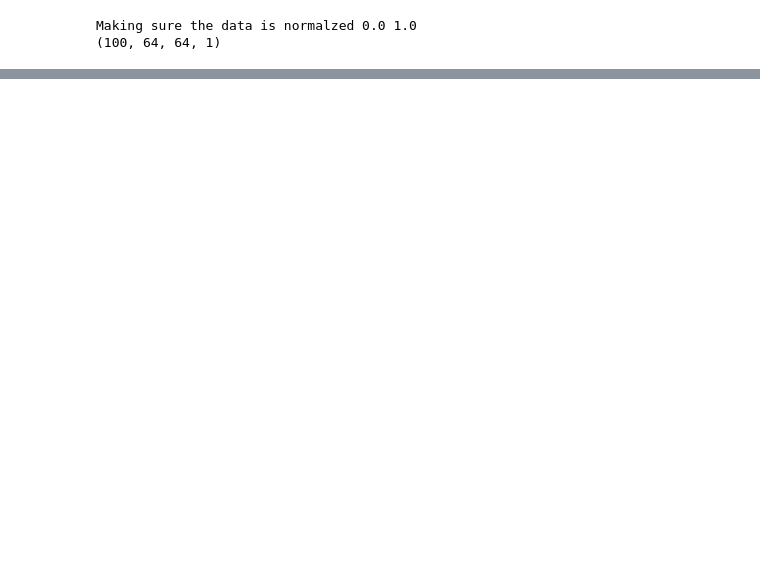
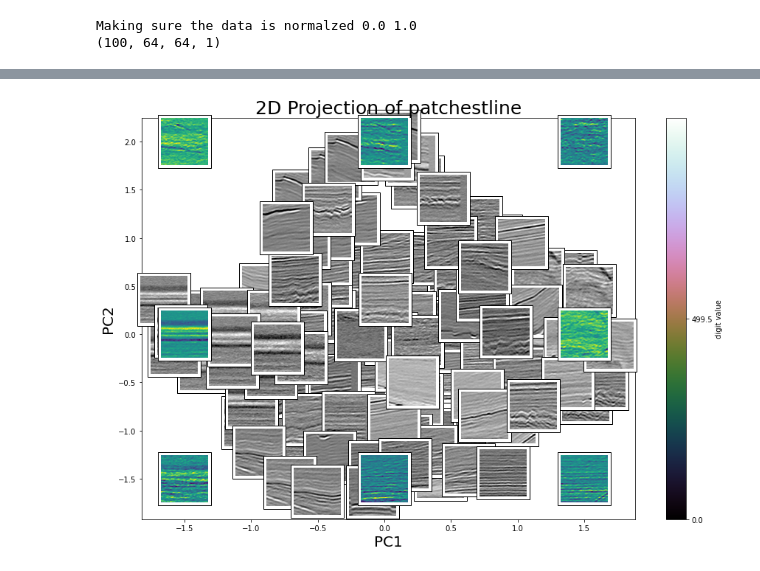
Before and after one commit to andykamp/quantify_seismic_similarity, a Jupyter notebook: notebooks/visualizing-seismic-using-a-variational-autoencoder.ipynb, the cells around one changed output, grey strips where cells are left out. Saved outputs shown, nothing was run; the diff lists cells and outputs as text; code cells hidden in the pictures; blank space fills up the shorter version.

```diff
--- a/notebooks/visualizing-seismic-using-a-variational-autoencoder.ipynb
+++ b/notebooks/visualizing-seismic-using-a-variational-autoencoder.ipynb
@@ -524,0 +556,89 @@ NameError: name 'xx' is not defined
+# %%
+### PLOT ENCODING OF ORGINAL IMAGES ALONG WITH RECONSTRUCTION
+# Here we hope for more meaningful variance
+from sklearn.decomposition import PCA
+shape = X_train.shape
+print( "X_train shape: ", shape)
+
+X_recon =encoder.predict(X_train)
+print( "X_recon shape: ",X_recon.shape)
+
+filename = output_folder + "/pca_embedded.npy"
+pca_model_filename = output_folder + "/pca_model.npy"
+
+if not os.path.exists(filename):
+    print("did not find data.. creating new...")
+
+    X_reshape = X_recon.reshape((shape[0], -1))
+    print(X_reshape.shape)
+    n_components = 2
+    pca_model=PCA(n_components)
+    pca = pca_model.fit_transform(X_reshape)
+    print(np.sum(pca_model.explained_variance_ratio_))
+    # store the data
+    np.save(filename, pca)
+    print('Dumping pca model to: %s' % (pca_model_filename))
+    joblib.dump(pca_model, pca_model_filename)
+else:
+    print("found data. loading it to memory")
+    pca = np.load(filename)
+    pca_model = joblib.load(pca_model_filename)
+
+
+print("Done trainig pca ")
+
+# Perform pca  and plot scatterplot of it
+labelss = patched_labels[direction][:shape[0]]
+num_labelss = int(np.max(labelss))
+print("num_labelsss", num_labelss, labelss[-1])
+filename = output_folder + "/pca.png"
+scatter(pca, labelss, num_labelss, dir, show_labels=False, output=filename)
+
+
+# Plot acutal images on scatterplot
+print("Plottting: ", dir)
+#random_indexes = np.random.choice(shape[0], 100)
+#print("random_indexes", random_indexes)
+images = decoder.predict(X_recon)
+ax = plot_components(proj=pca,images=[np.reshape(i, (patch_size, patch_size)).T for i in images])
+# now i can chooose a point in the 2d space, inverse pca transform it and decode it to se how it looks betweeen training data
+
+# show a random generated image
+def add_image(coord):
+    z_sample = pca_model.inverse_transform(coord).reshape(1, -1)
+    print("z_sample", z_sample.shape)
+    z_sample_decoded = decoder.predict(z_sample)
+    print("z_sample_decoded", z_sample_decoded.shape)
+    img_decoded = z_sample_decoded.reshape(patch_size, patch_size)
+    #plt.imshow(img_decoded)
+    #plt.show()
+    imagebox = offsetbox.AnnotationBbox(offsetbox.OffsetImage(img_decoded), coord)
+    ax.add_artist(imagebox)
+
+
+coord = np.asarray([-1.5,-1.5])
+add_image(coord)
+
+coord = np.asarray([-1.5,0])
+add_image(coord)
+
+
+coord = np.asarray([-1.5,2])
+add_image(coord)
+
+
+coord = np.asarray([1.5,-1.5])
+add_image(coord)
+
+coord = np.asarray([1.5,0])
+add_image(coord)
+
+coord = np.asarray([1.5,2])
+add_image(coord)
+
+coord = np.asarray([0,2])
+add_image(coord)
+
+coord = np.asarray([0, -1.5])
+add_image(coord)
+# %% [output]
@@ -524,0 +662 @@ NameError: name 'xx' is not defined
+[figure, added]
```
Also changed, not shown: parts of 30 cells of this notebook.
